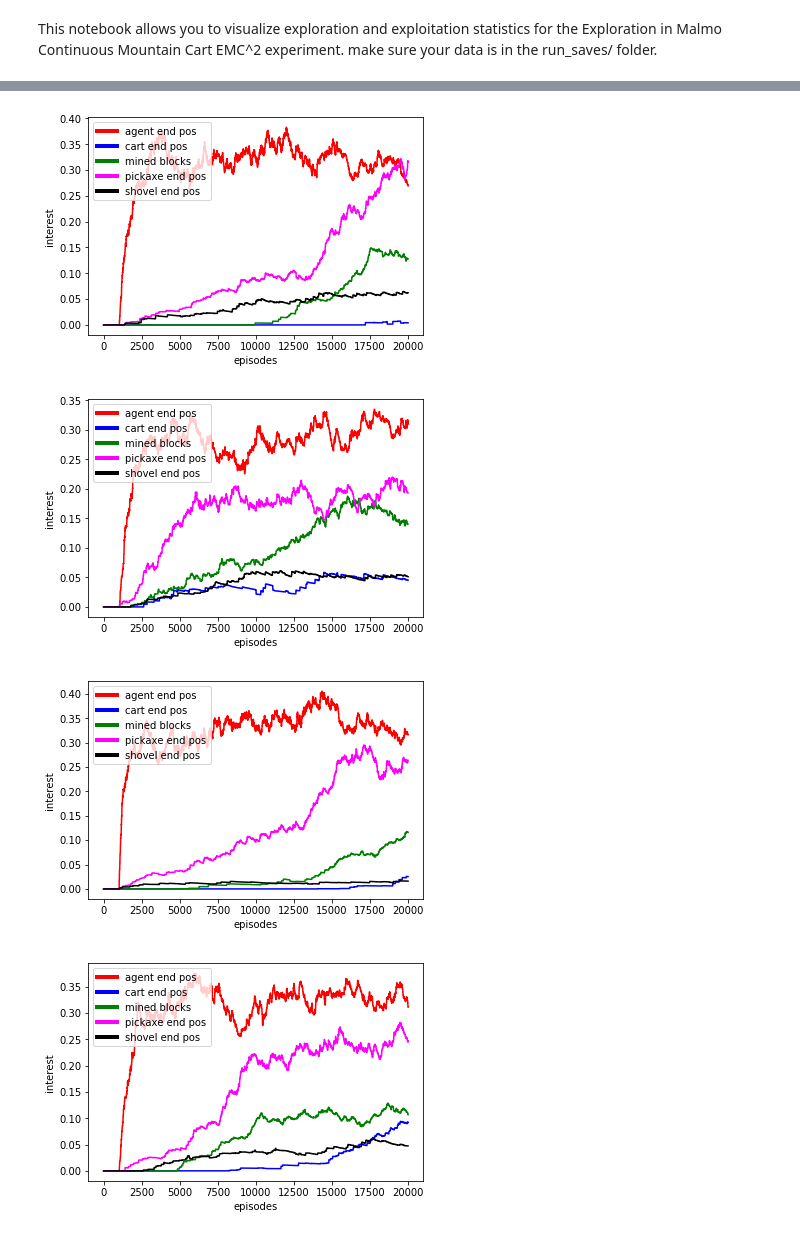
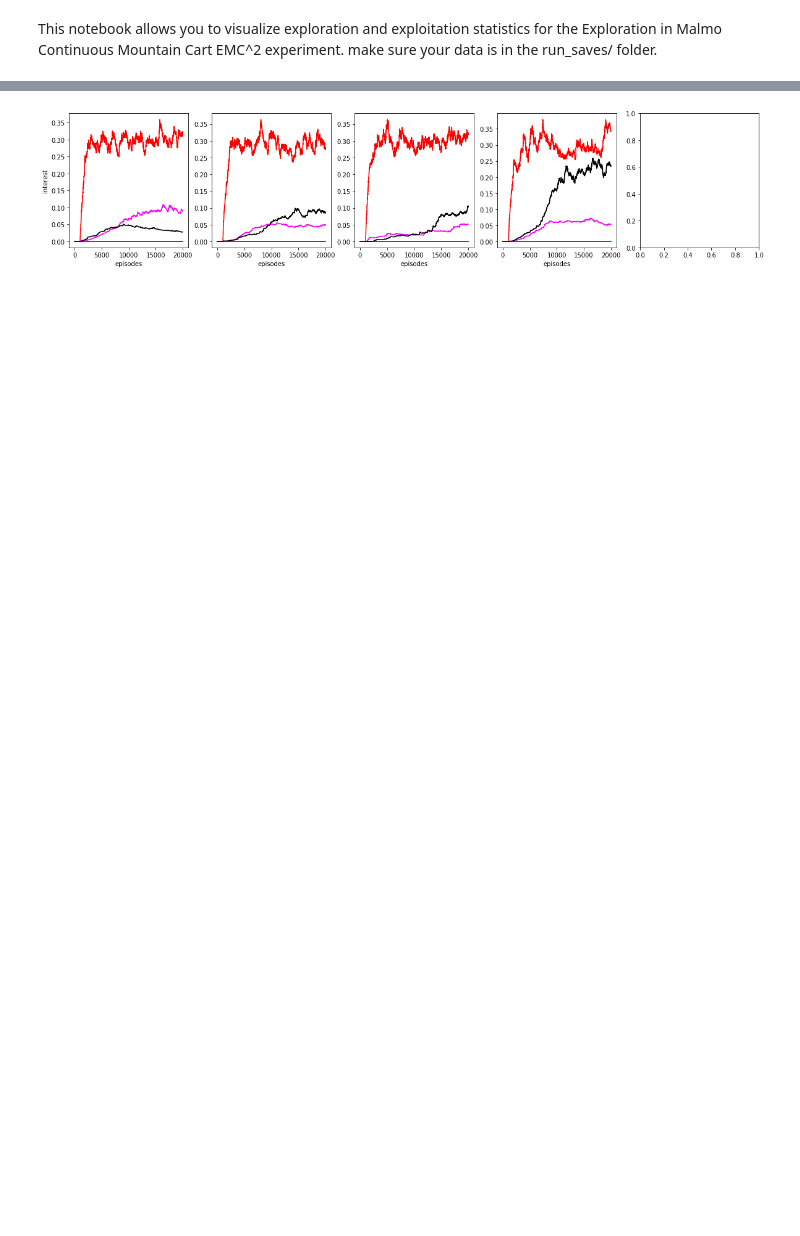
Before and after one commit to rPortelas/malmo_mountain_cart, a Jupyter notebook: data_visualization_emmc.ipynb, the cells around one changed output, grey strips where cells are left out. Saved outputs shown, nothing was run; the diff lists cells and outputs as text; code cells hidden in the pictures; blank space fills up the shorter version.

```diff
--- a/data_visualization_emmc.ipynb
+++ b/data_visualization_emmc.ipynb
@@ -264,7 +357,7 @@ exploration_metrics = ['agent_cells', 'cart_cells', 'b_combinations',
                        'first_cart_touched', 'first_swing_left', 'first_swing_right']
 
 for m_name, m_id in zip(model_full_names,model_filenames):
-    print("#################### " + m_name + " ##################")
+    print("### " + m_name + " ####")
 
     for i in range(nb_runs):
 
@@ -277,6 +370,7 @@ for m_name, m_id in zip(model_full_names,model_filenames):
         values = stat[m_id][metric]
         if not 'first' in metric:
             mean,std = mean_std(metric)
+            values = [round(v,1) for v in values]
             print(metric + ':' + '%s, MEAN: %s, STD: %s' % (values, mean, std))
         else:
             print(metric + ':' + '%s' % (values))
@@ -311,6 +405,7 @@ first_swing_right:['never', 14347, 'never', 'never', 'never', 'never']
 # %%
 # Grid cell exploration curves
-nb_steps = int(nb_episodes / 100)
+step_size = 1000
+nb_steps = int(nb_episodes / step_size)
 print('ploting using {} steps'.format(nb_steps))
 all_a_explo = np.zeros((nb_models,nb_runs,nb_steps+1))
 all_p_explo = np.zeros((nb_models,nb_runs,nb_steps+1))
@@ -327,7 +422,7 @@ for m_nb,(m_name, m_id) in enumerate(zip(model_full_names,model_filenames)):
         s_explo = [0.]
         c_explo = [0.]
         b_explo = [0.]
-        for max_episodes in np.arange(100,nb_episodes+100,100):
+        for max_episodes in np.arange(step_size,nb_episodes+step_size,step_size):
 
             for outc_space in name_2d_spaces:
                 #print(outc_space+'_x')
@@ -352,6 +447,8 @@ for m_nb,(m_name, m_id) in enumerate(zip(model_full_names,model_filenames)):
 
 
             a_explo.append((a_expl_cells/total_2d_cells)*100)
+            s_explo.append((s_expl_cells/total_2d_cells)*100)
+            p_explo.append((p_expl_cells/total_2d_cells)*100)
 
             c_explo.append((c_expl_cells/nb_c_cells)*100)
 
@@ -407,7 +561,7 @@ def plot_with_std(x,y,err,color,shade_color,label,y_min,y_max):
 labels = ['RND','F-RGB','RMB','AMB']
 shades_colors = ['lightsalmon','skyblue','lightgreen','violet']
 print("agent exploration")
-x = np.arange(0,nb_episodes+100,100)
+x = np.arange(0,nb_episodes+step_size,step_size)
 for i in range(nb_models):
     print(std_a_explo[i,-1])
     y = mean_a_explo[i,:]
@@ -417,7 +571,7 @@ for i in range(nb_models):
 plt.show()
 
 print("shovel exploration")
-x = np.arange(0,nb_episodes+100,100)
+x = np.arange(0,nb_episodes+step_size,step_size)
 for i in range(nb_models):
     print(std_s_explo[i,-1])
     y = mean_s_explo[i,:]
@@ -427,7 +581,7 @@ for i in range(nb_models):
 plt.show()
 
 print("pickaxe exploration")
-x = np.arange(0,nb_episodes+100,100)
+x = np.arange(0,nb_episodes+step_size,step_size)
 for i in range(nb_models):
     print(std_p_explo[i,-1])
     y = mean_p_explo[i,:]
@@ -477,30 +635,29 @@ blocks
 # %%
-def plot_interests(fig_id,interest_dict, legend=True, labels=None):
+def plot_interests(ax,subplot_nb,interest_dict, legend=True, labels=None):
     colors = ['red','blue','green','magenta','black','cyan','orange']
-    plt.figure(fig_id)
     for i,(name,interests) in enumerate(sorted(interest_dict.items())):
         #print(name)
         if labels is not None:
-            plt.plot(interests, color=colors[i], label=labels[i],linewidth=1.5)
+            ax.plot(interests, color=colors[i], label=labels[i],linewidth=1.5)
         else:
-            plt.plot(interests, color=colors[i], label=name.replace('_',' '),linewidth=1.5)
-    plt.xlabel('episodes')
-    plt.ylabel('interest')
+            ax.plot(interests, color=colors[i], label=name.replace('_',' '),linewidth=1.5)
+    if subplot_nb == 0:
+        ax.set_ylabel('interest')
+
+    ax.set_xlabel('episodes')
     if legend:
-        leg = plt.legend(loc='upper left')
+        leg = ax.legend(loc='upper left')
         for legobj in leg.legendHandles:
             legobj.set_linewidth(4.0)
 
 short_labels = ['agent','bread','cart','distr 1','distr 2','distr 3', 'distr 4']
 
 # Plot interest curves:
-
-for i in range(6):
+f, (ax0, ax1, ax2, ax3, ax4) = plt.subplots(1,5,figsize=(20,4))
+ax = (ax0, ax1, ax2, ax3, ax4)
+for i in range(4):
     ints = saves[model_filenames[3]][i]['interests']
-    plot_interests(i, ints,legend=True,labels=None)
-    #plt.savefig("d_legends_interests_"+str(i)+".pdf", bbox_inches='tight')
+    plot_interests(ax[i],i,ints,legend=False,labels=None)
+#plt.savefig("interests.png", bbox_inches='tight')
 # %% [output]
-[figure, old version]
+[figure, new version]
-[figure, removed]
-[figure, removed]
-[figure, removed]
```
Also changed, not shown: parts of 16 cells of this notebook, 5 other files.
